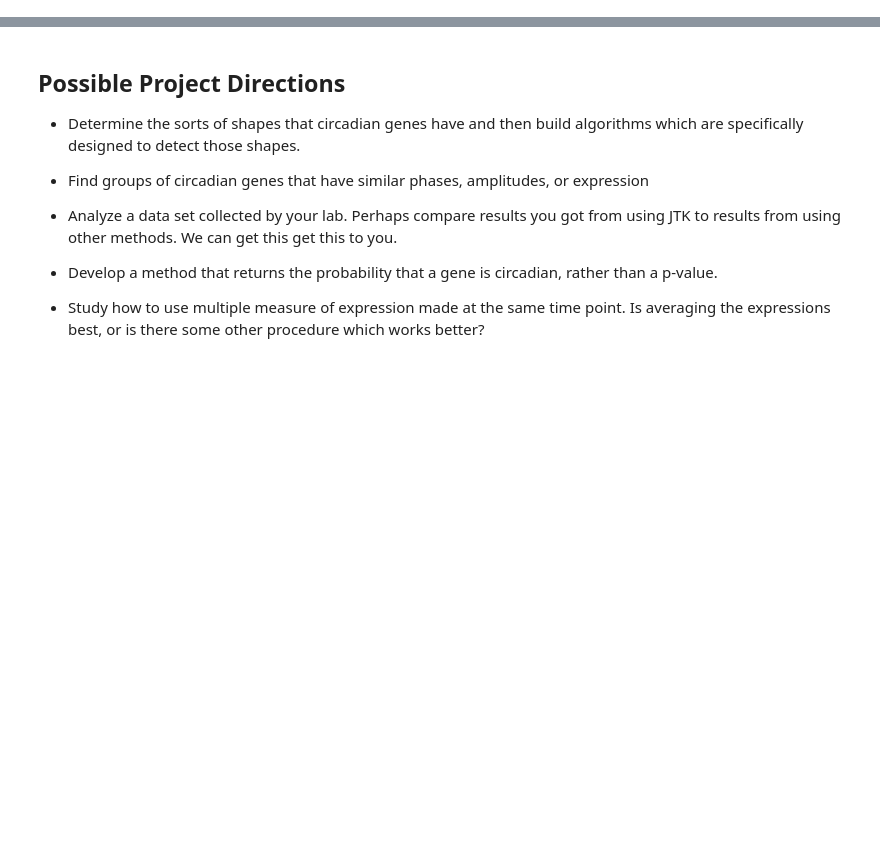
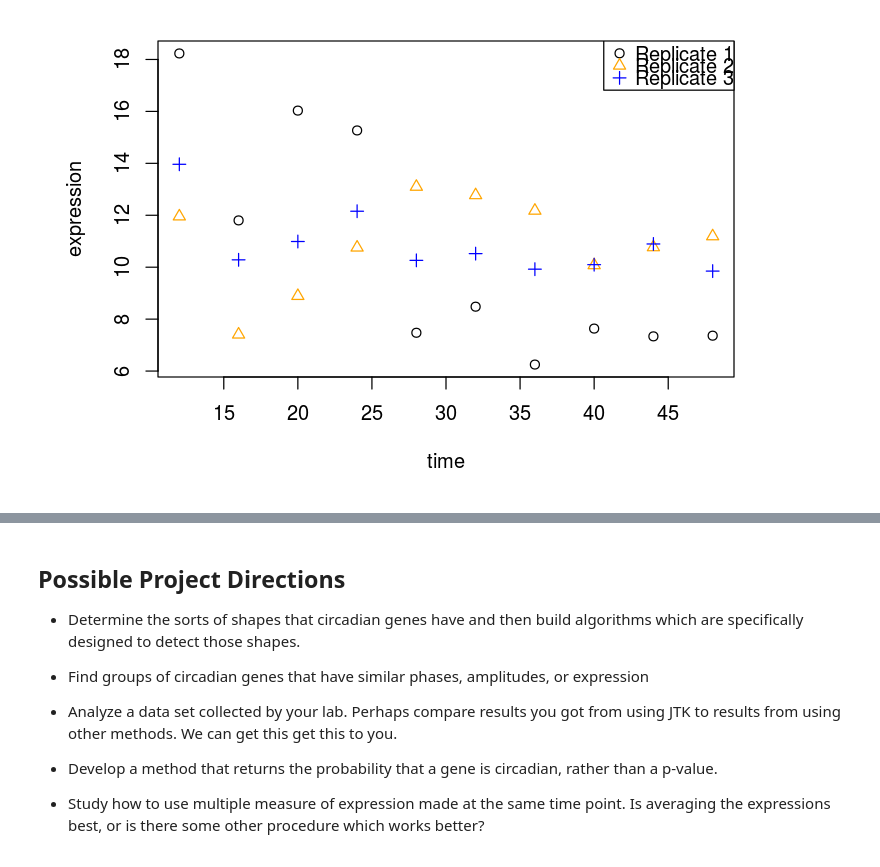
Before and after one commit to longjp/circadian-gene, a Jupyter notebook: demo.ipynb, the cells around one changed output, grey strips where cells are left out. Cells and saved outputs as stored; diff of their text form; code cells hidden in the pictures; blank space fills up the shorter version.

```diff
--- a/demo.ipynb
+++ b/demo.ipynb
@@ -7,4 +11,2 @@
 # %%
-dat <- read.table("circadian.txt",header=TRUE)
-dim(dat)
-head(dat)
+dat <- read.table("circadian.txt",header=TRUE,row.names=1)
@@ -22,0 +29,10 @@ head(dat)
+# %%
+## first get predictor (=time) and response (=gene expression)
+gene_name <- "NCU00003"
+y <- dat[gene_name,]
+y
+ti <- 4*(1:10) + 8
+ti <- rep(ti,each=3)
+ti
+rep_num <- rep(1:3,10)
+rep_num
@@ -22,0 +45,8 @@ head(dat)
+# %%
+options(repr.plot.width=6,repr.plot.height=4)
+cols <- c("black","orange","blue")
+par(mar=c(5,5,1,1))
+plot(ti,y,col=cols[rep_num],pch=rep_num,xlab="time",ylab="expression")
+legend("topright",c("Replicate 1","Replicate 2","Replicate 3"),pch=rep_num,col=cols[rep_num])
+# %% [output]
+[figure, added]
```
Also changed, not shown: parts of 12 cells of this notebook.
